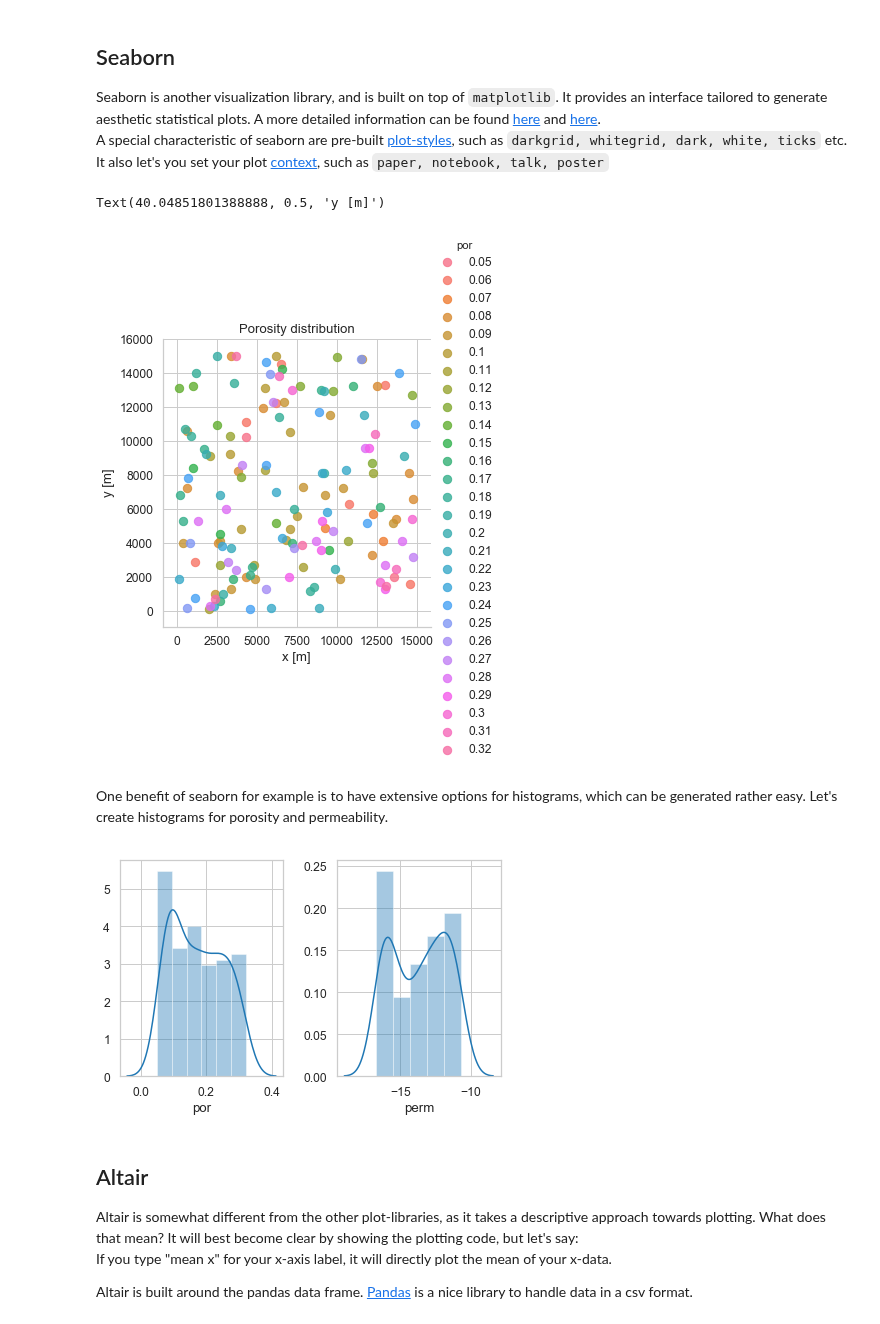
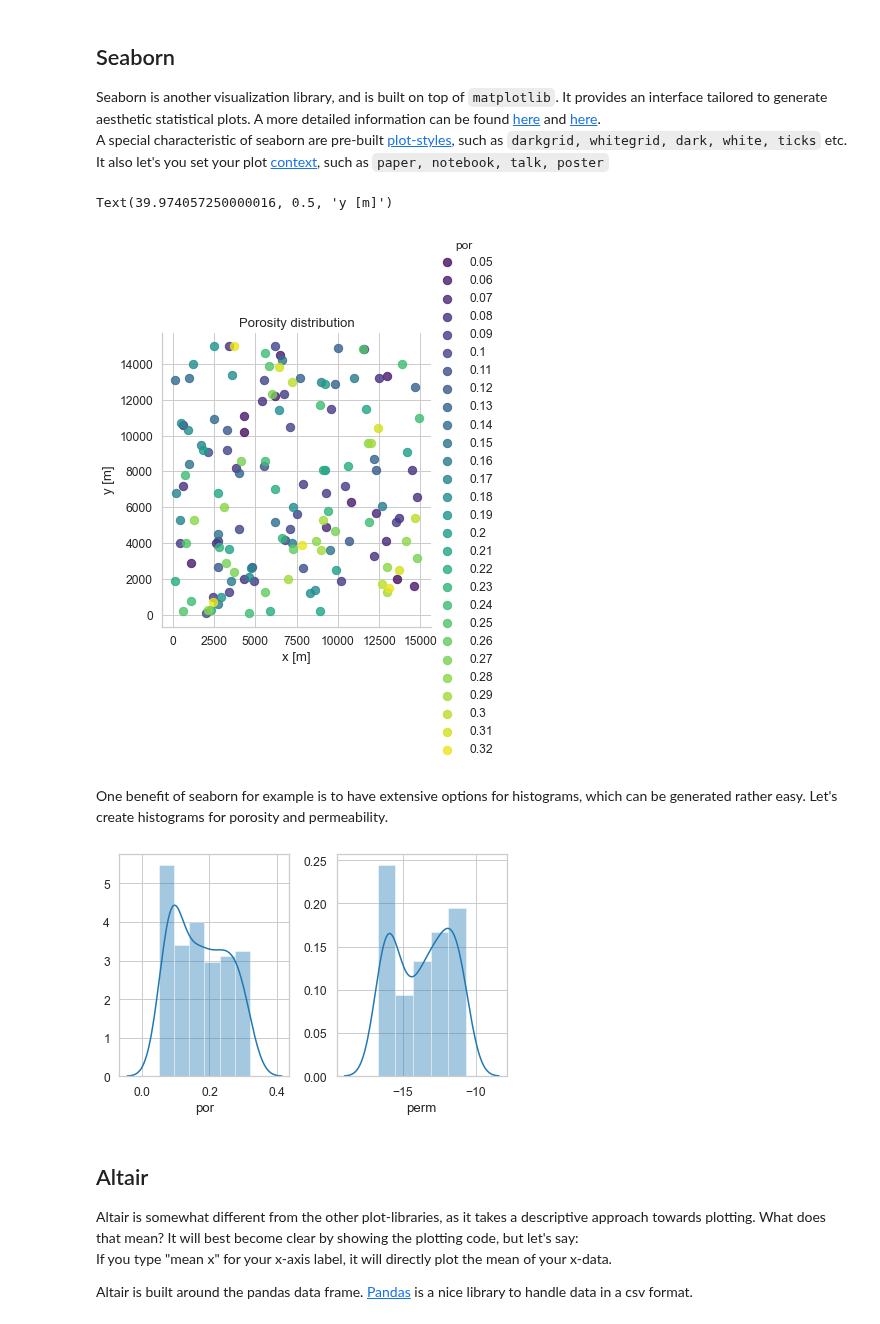
Before and after one commit to Japhiolite/geothermics, a Jupyter notebook: 00_Plotting_in_python.ipynb, the cells around one changed output. Cells and saved outputs as stored; diff of their text form; code cells hidden in the pictures.

```diff
--- a/00_Plotting_in_python.ipynb
+++ b/00_Plotting_in_python.ipynb
@@ -28,7 +28,7 @@ Let's load the dataset using Pandas:
 * por\_[dec] is porosity
 * logperm\_[mD] is permeability in m$^2$
 # %%
-ds = pd.read_csv('por_perm.csv')
+ds = pd.read_csv('data/por_perm.csv')
 ds.head()
 # %% [output]
 |  | x | y | por | perm |
@@ -110,29 +110,30 @@ It also let's you set your plot [context](http://seaborn.pydata.org/generated/se
 # %%
 import seaborn as sns
 # Set style of scatterplot
 sns.set_context("notebook", font_scale=1.1)
 sns.set_style("whitegrid")
 
 # Create scatterplot of dataframe
 sns.lmplot('x', # column name of x axis
            'y', # column name of y axis
            data=ds, # Data source, so our Pandas Dataframe
            fit_reg=False, # we do not want to fit a curve
            hue="por", # we color by porosity
+           palette="viridis", # choose viridis colormap
            scatter_kws={"marker": "D", # marker style
                         "s": 70}) # marker size
 
 # Set title
 plt.title('Porosity distribution')
 
 # Set x-axis label
 plt.xlabel('x [m]')
 
 # Set y-axis label
 plt.ylabel('y [m]')
 # %% [output]
-Text(40.04851801388888, 0.5, 'y [m]')
+Text(39.974057250000016, 0.5, 'y [m]')
-[figure, old version]
+[figure, new version]
 # %% [markdown]
 One benefit of seaborn for example is to have extensive options for histograms, which can be generated rather easy. Let's create histograms for porosity and permeability.
 # %%
@@ -141,7 +142,7 @@ sns.distplot(ds['por'], ax = axs[0])
 sns.distplot(np.log10(ds['perm']), ax = axs[1])
 plt.tight_layout()
 # %% [output]
-[figure, old version]
+[figure, new version]
 # %% [markdown]
 ## Altair
 Altair is somewhat different from the other plot-libraries, as it takes a descriptive approach towards plotting. What does that mean? It will best become clear by showing the plotting code, but let's say:
```
Also changed, not shown: parts of 1 cell of this notebook.
